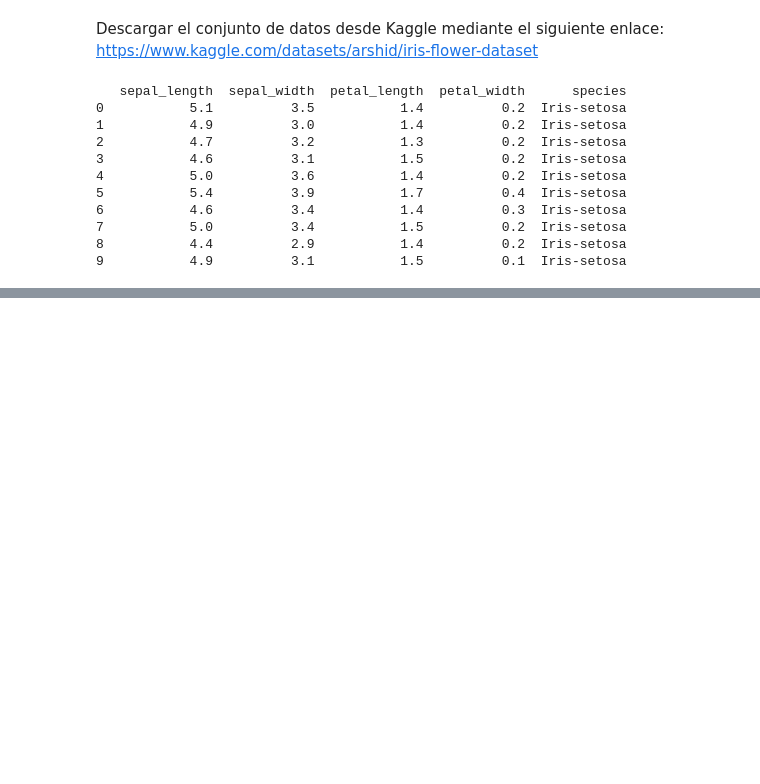
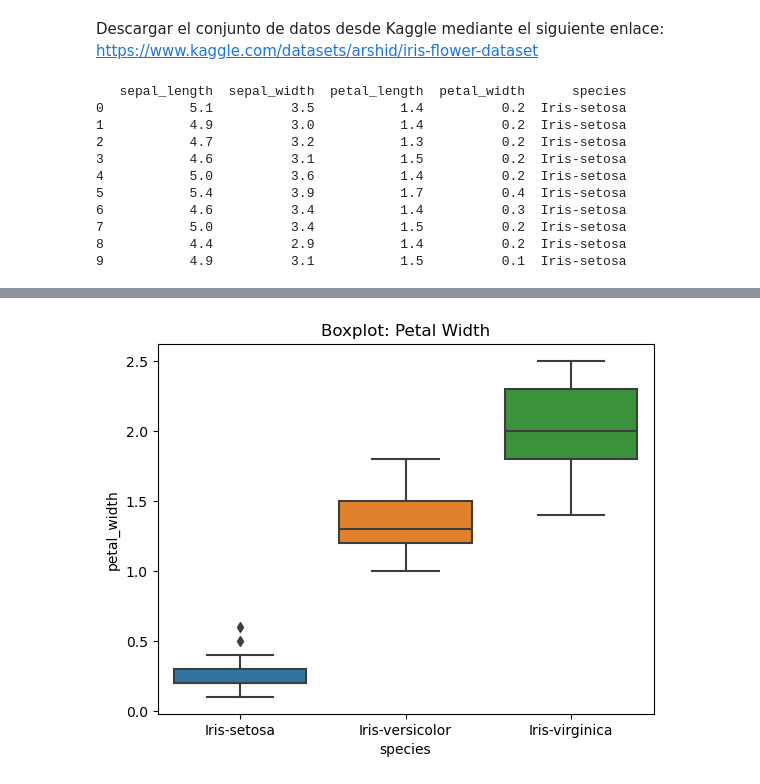
Before and after one commit to Kev1606/Iris-Flower---Machine-Learning, a Jupyter notebook: tarea02.ipynb, the cells around one changed output, grey strips where cells are left out. Saved outputs shown, nothing was run; the diff lists cells and outputs as text; code cells hidden in the pictures; blank space fills up the shorter version.

```diff
--- a/tarea02.ipynb
+++ b/tarea02.ipynb
@@ -22,0 +40,7 @@ print(iris_dataset.head(10))
+# %%
+# Boxplot para petal_width
+sns.boxplot(x='species', y='petal_width', data=iris_dataset)
+plt.title('Boxplot: Petal Width')
+plt.show()
+# %% [output]
+[figure, added]
```
Also changed, not shown: parts of 5 cells of this notebook.
